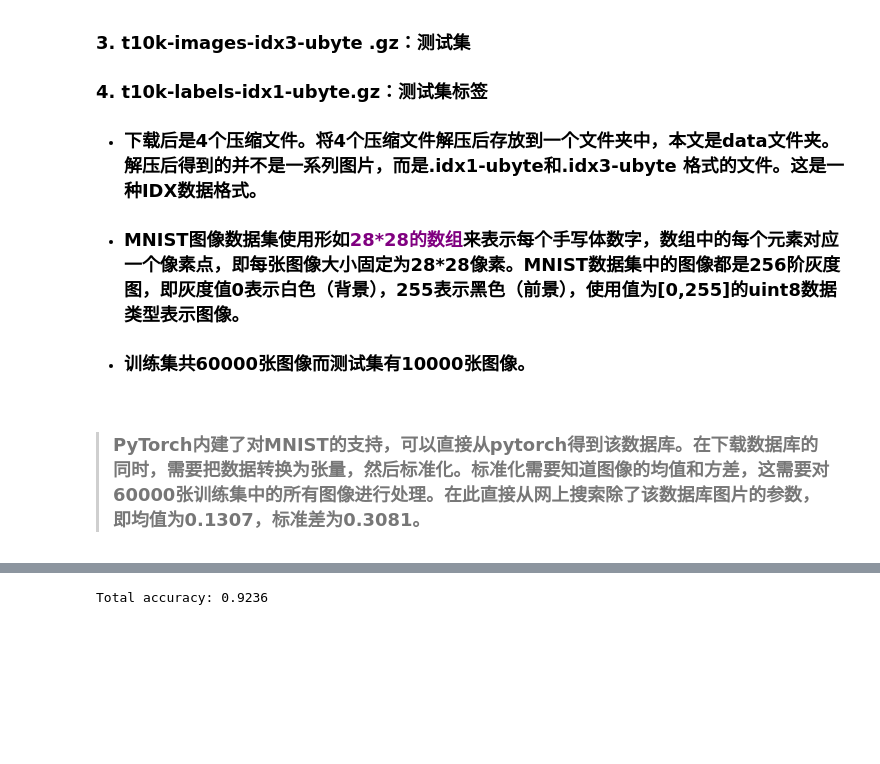
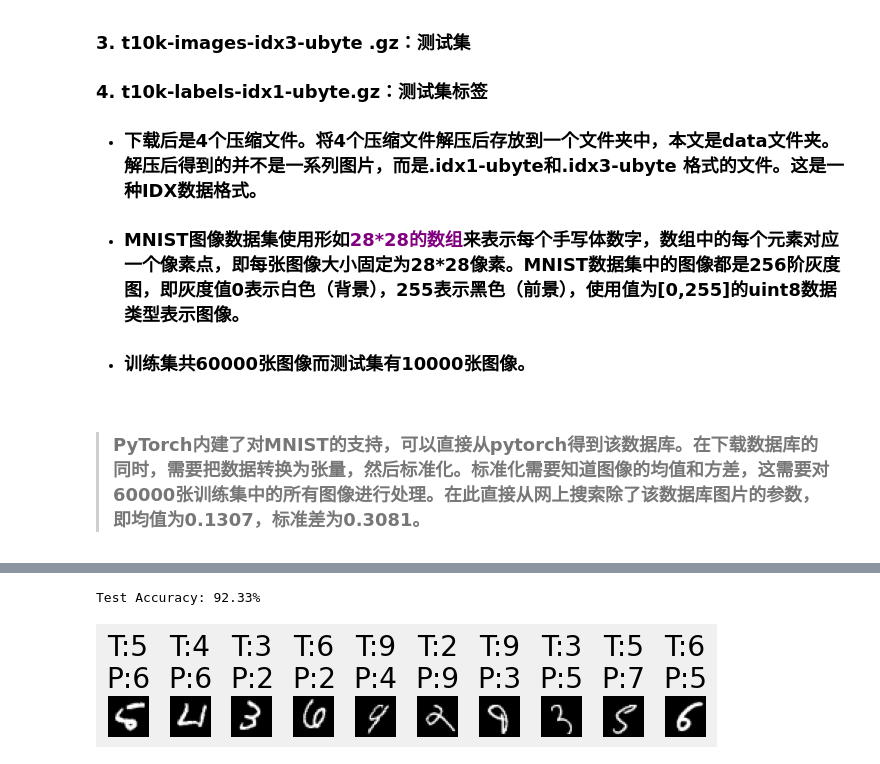
Before and after one commit to ShuningCui/CollegeComputerAI, a Jupyter notebook: chapter7/7_5_ImageCalssification_Shallow.ipynb, the cells around one changed output, grey strips where cells are left out. Cells and saved outputs as stored; diff of their text form; code cells hidden in the pictures; blank space fills up the shorter version.

```diff
--- a/chapter7/7_5_ImageCalssification_Shallow.ipynb
+++ b/chapter7/7_5_ImageCalssification_Shallow.ipynb
@@ -28,7 +29,8 @@ from torchvision import datasets
 mean = torch.tensor(0.1307)
 std = torch.tensor(0.3081)
 compose = Compose([ToTensor(), Normalize(mean,std)])
-train_dataset = datasets.MNIST('./data', train=True, transform=compose, download=False)
+train_dataset = datasets.MNIST(
+    './data', train=True, transform=compose, download=False)
 test_dataset =  datasets.MNIST('./data', train=False, transform=compose, download=False)
 train_loader = DataLoader(train_dataset, batch_size=10000, shuffle=True)
 test_loader = DataLoader(test_dataset, batch_size=2000)
@@ -124,0 +124,3 @@ train_loss, val_loss = train(model, train_loader, test_loader, loss_fn, optimize
+# %%
+# torch.save(model.state_dict(), "./data/MNIST.pth")
+model.load_state_dict(torch.load("./data/MNIST.pth"))
@@ -144,9 +154,59 @@ fig=plot_losses()
 # %%
-Accuracy = metrics.Accuracy(task='multiclass', num_classes=10)
-for i, (x,y) in enumerate(test_loader):
-    yhat = model(x)
-    acc = Accuracy(yhat, y)
-total_acc = Accuracy.compute()
-print(f'Total accuracy: {total_acc:.4f}')
+import torchmetrics
+accuracy = torchmetrics.Accuracy(task='multiclass', num_classes=10)
+with torch.inference_mode():
+    for x,y in test_loader:
+        yhat = model(x)
+        accuracy(yhat, y)
+acc = accuracy.compute()
+print(f"Test Accuracy: {acc.item() * 100:.2f}%")
 # %% [output]
-Total accuracy: 0.9236
+Test Accuracy: 92.33%
+# %%
+# 1. 先遍历测试集，拿到所有错误样本全局下标、图像、预测/真实标签
+all_wrong_indices = []
+all_wrong_imgs = []
+all_wrong_preds = []
+all_wrong_labels = []
+batch_offset = 0
+
+with torch.inference_mode():
+    for x, y in test_loader:
+        bs = x.size(0)
+        logits = model(x)
+        pred = torch.argmax(logits, dim=1)
+        mask = pred != y
+
+        if mask.any():
+            local_idx = torch.nonzero(mask, as_tuple=True)[0]
+            global_idx = local_idx + batch_offset
+
+            all_wrong_indices.extend(global_idx.tolist())
+            all_wrong_imgs.append(x[mask])
+            all_wrong_preds.append(pred[mask])
+            all_wrong_labels.append(y[mask])
+
+        batch_offset += bs
+
+# 拼接所有错误数据
+wrong_imgs = torch.cat(all_wrong_imgs)
+wrong_preds = torch.cat(all_wrong_preds)
+wrong_labels = torch.cat(all_wrong_labels)
+
+# 2. 展示前10个错误样本
+# 最多取10个，不足10个则显示全部
+show_num = min(10, len(wrong_imgs))
+fig, ax = plt.subplots(1, show_num)
+
+for i in range(show_num):
+    # 转为numpy绘图 (适配手写数字单通道图)
+    img = wrong_imgs[i][0].numpy()
+    ax[i].imshow(img, cmap='gray')
+    # 标题标注 真实值/预测值
+    ax[i].set_title(f"T:{wrong_labels[i].item()}\nP:{wrong_preds[i].item()}")
+    ax[i].axis('off')
+
+plt.tight_layout()
+plt.show()
+# %% [output]
+[figure, added]
```
Also changed, not shown: parts of 11 cells of this notebook, 41 other files.
